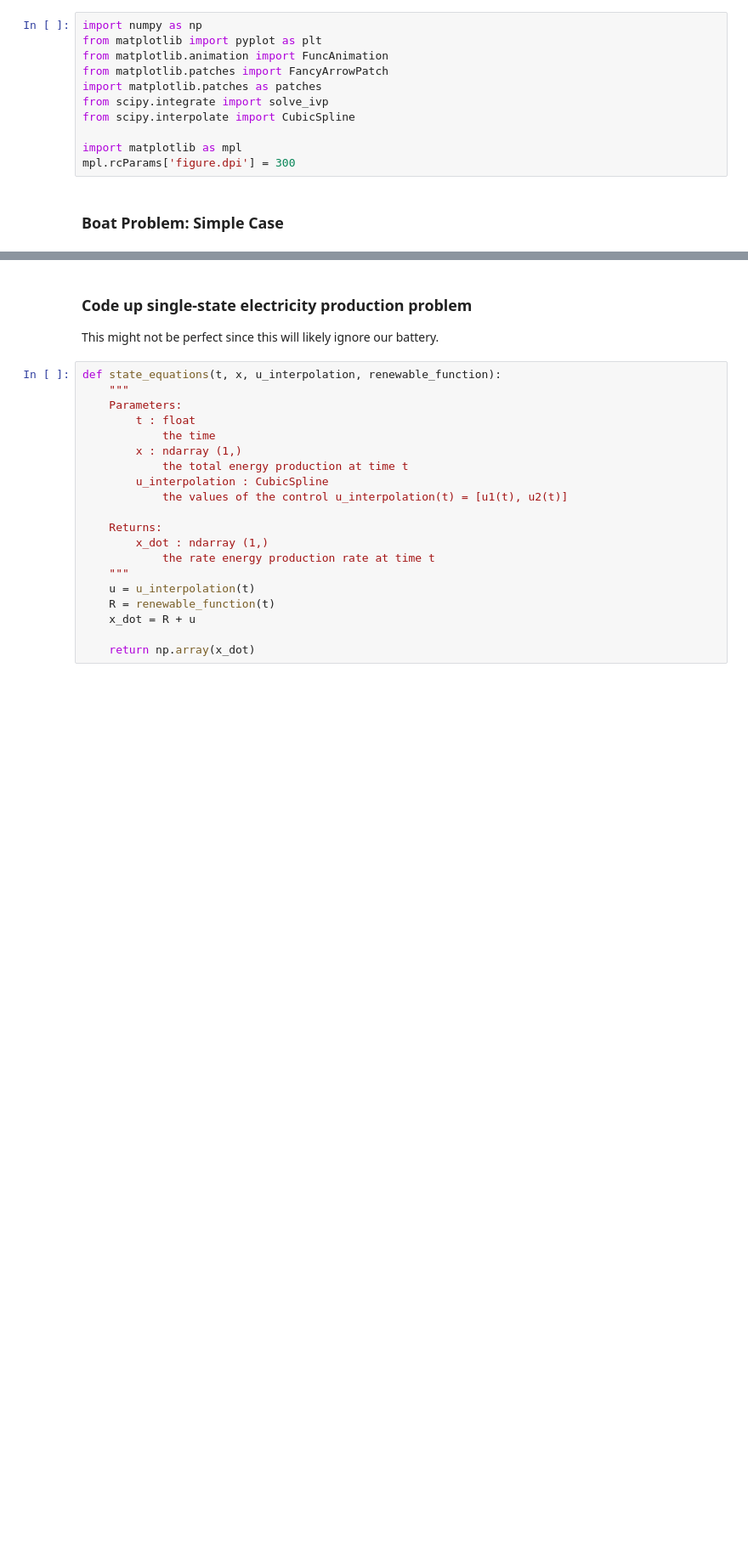
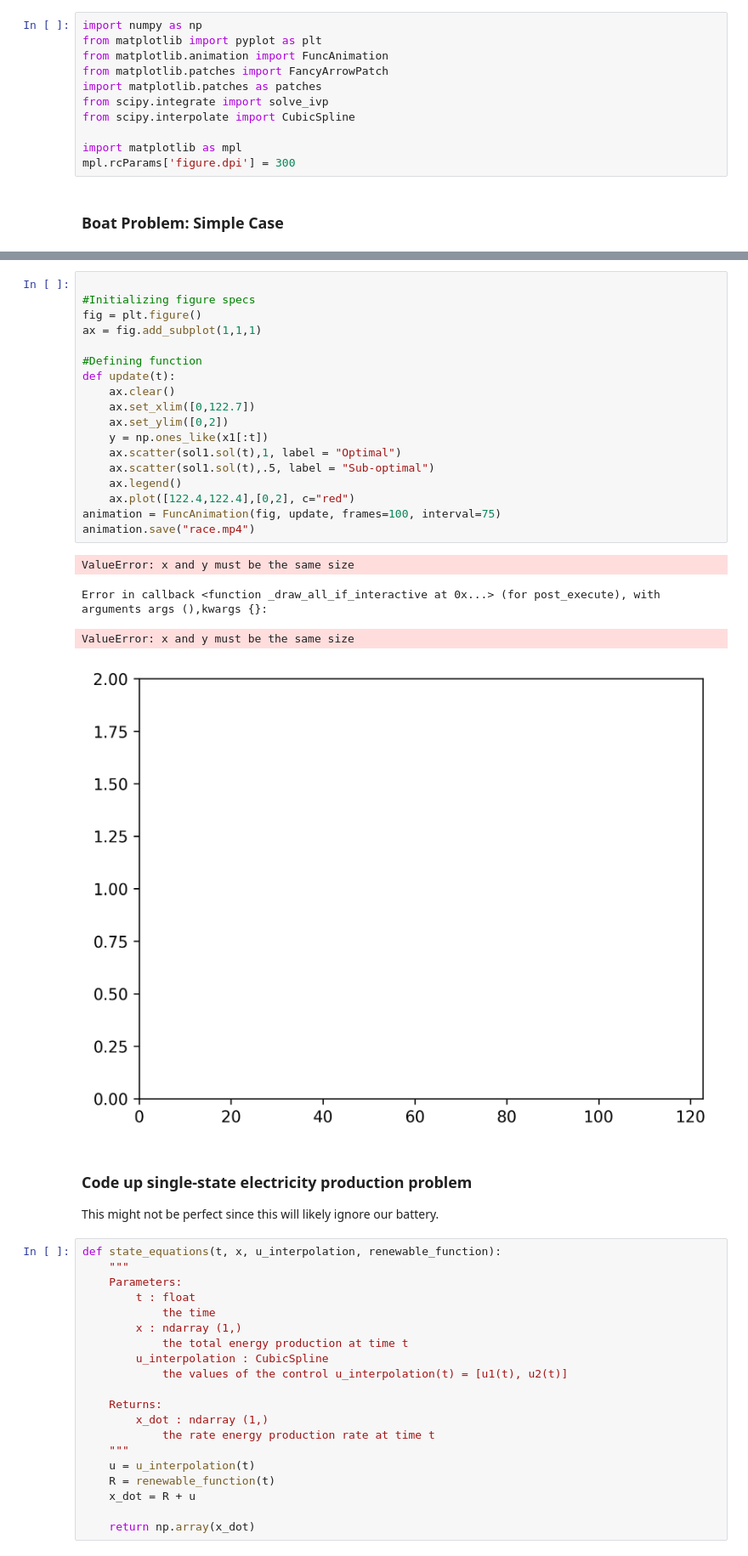
Before and after one commit to abraham-harris/optimized-sailing, a Jupyter notebook: abe_sandbox.ipynb, the cells around one changed output, grey strips where cells are left out. Shown at 85% size. Drawn from its saved outputs; the diff is of its cells as text; blank space fills up the shorter version.

```diff
--- a/abe_sandbox.ipynb
+++ b/abe_sandbox.ipynb
@@ -119,3 +207,26 @@ plt.show()
+# %%
+
+#Initializing figure specs
+fig = plt.figure()
+ax = fig.add_subplot(1,1,1)
+
+#Defining function
+def update(t):
+    ax.clear()
+    ax.set_xlim([0,122.7])
+    ax.set_ylim([0,2])
+    y = np.ones_like(x1[:t])
+    ax.scatter(sol1.sol(t),1, label = "Optimal")
+    ax.scatter(sol1.sol(t),.5, label = "Sub-optimal")
+    ax.legend()
+    ax.plot([122.4,122.4],[0,2], c="red")
+animation = FuncAnimation(fig, update, frames=100, interval=75)
+animation.save("race.mp4")
+# %% [output]
+ValueError: x and y must be the same size
+Error in callback <function _draw_all_if_interactive at 0x...> (for post_execute), with arguments args (),kwargs {}:
+ValueError: x and y must be the same size
+[figure, added]
 # %% [markdown]
 ### Code up single-state electricity production problem
 
```
Also changed, not shown: parts of 6 cells of this notebook.
